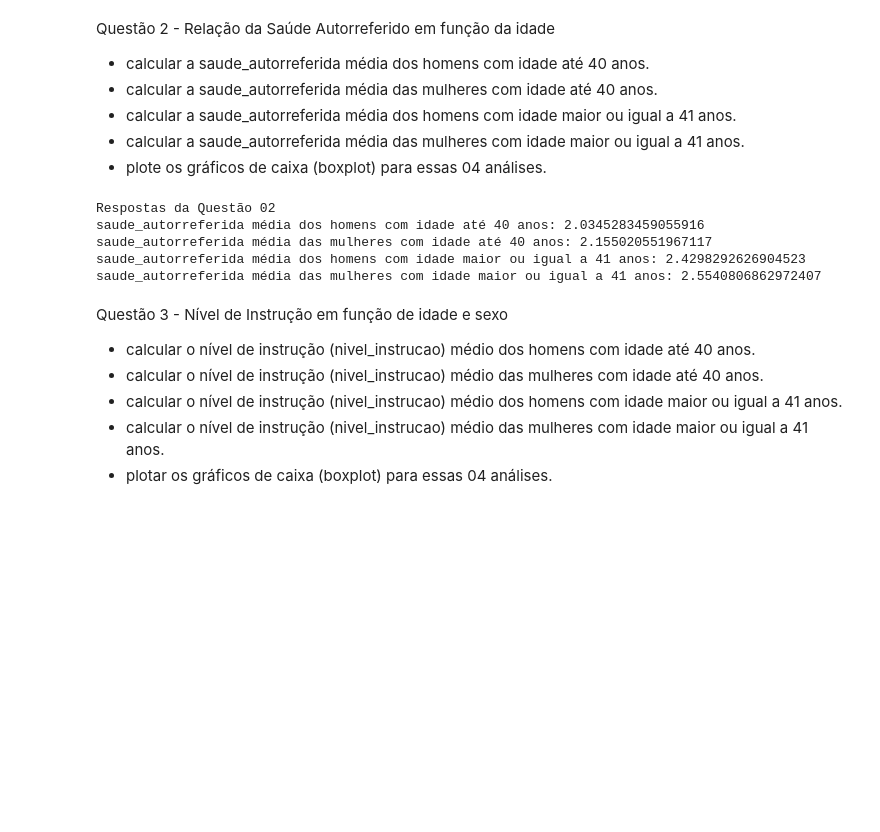
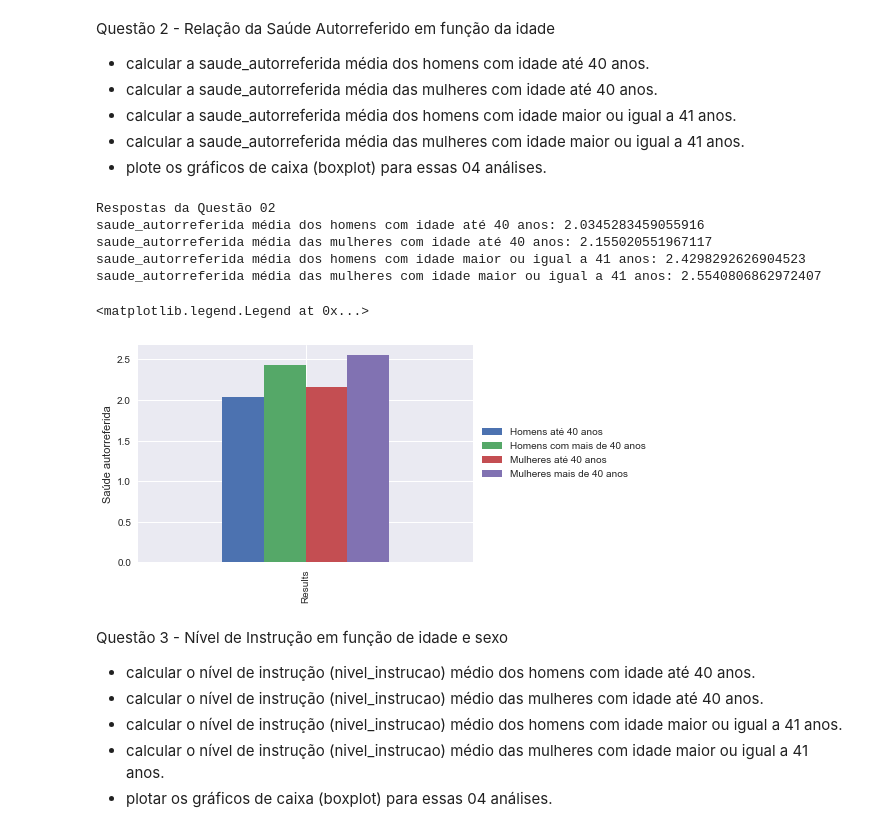
Before and after one commit to miguelrochajr/DataScienceUniversityCourse, a Jupyter notebook: Provas/Prova1/Python_-_Prova1.ipynb, the cells around one changed output. Cells and saved outputs as stored; diff of their text form; code cells hidden in the pictures; blank space fills up the shorter version.

```diff
--- a/Provas/Prova1/Python_-_Prova1.ipynb
+++ b/Provas/Prova1/Python_-_Prova1.ipynb
@@ -116,32 +116,34 @@ Questão 2 - Relação da Saúde Autorreferido em função da idade
 # %%
 # Questão 02
 print("Respostas da Questão 02")
 
 saudeMediaHomensAte40 = df[(df['sexo']==1) & (df['idade'] <= 40)]['saude_autorreferida'].mean()
 saudeMediaMulheresAte40 = df[(df['sexo']==2) & (df['idade'] <= 40)]['saude_autorreferida'].mean()
 saudeMediaHomensMais41 = df[(df['sexo']==1) & (df['idade'] >= 41)]['saude_autorreferida'].mean()
 saudeMediaMulheresMais41 = df[(df['sexo']==2) & (df['idade'] >= 41)]['saude_autorreferida'].mean()
 
 print("saude_autorreferida média dos homens com idade até 40 anos: {}".format(saudeMediaHomensAte40))
 print("saude_autorreferida média das mulheres com idade até 40 anos: {}".format(saudeMediaMulheresAte40))
 print("saude_autorreferida média dos homens com idade maior ou igual a 41 anos: {}".format(saudeMediaHomensMais41))
 print("saude_autorreferida média das mulheres com idade maior ou igual a 41 anos: {}".format(saudeMediaMulheresMais41))
 
 data = {'Homens até 40 anos': saudeMediaHomensAte40,
         'Homens com mais de 40 anos': saudeMediaHomensMais41,
         'Mulheres até 40 anos': saudeMediaMulheresAte40,
-        'Mulheres mais de 40 anos': sau}
+        'Mulheres mais de 40 anos': saudeMediaMulheresMais41}
 
-newDf = pd.DataFrame(data=data, index=['Results'], columns=['YougMan','AdultMan','YougWomen','AdultWomen'])
+newDf = pd.DataFrame(data=data, index=['Results'], columns=list(data.keys()))
 ax = newDf.plot(kind='bar')
-ax.set_ylabel('%')
+ax.set_ylabel('Saúde autorreferida')
 plt.legend(loc='center left', bbox_to_anchor=(1.0, 0.5))
 # %% [output]
 Respostas da Questão 02
 saude_autorreferida média dos homens com idade até 40 anos: 2.0345283459055916
 saude_autorreferida média das mulheres com idade até 40 anos: 2.155020551967117
 saude_autorreferida média dos homens com idade maior ou igual a 41 anos: 2.4298292626904523
 saude_autorreferida média das mulheres com idade maior ou igual a 41 anos: 2.5540806862972407
+<matplotlib.legend.Legend at 0x...>
+[figure, added]
 # %% [markdown]
 Questão 3 - Nível de Instrução em função de idade e sexo
 - calcular o nível de instrução (nivel_instrucao) médio dos homens com idade até 40 anos.
```
